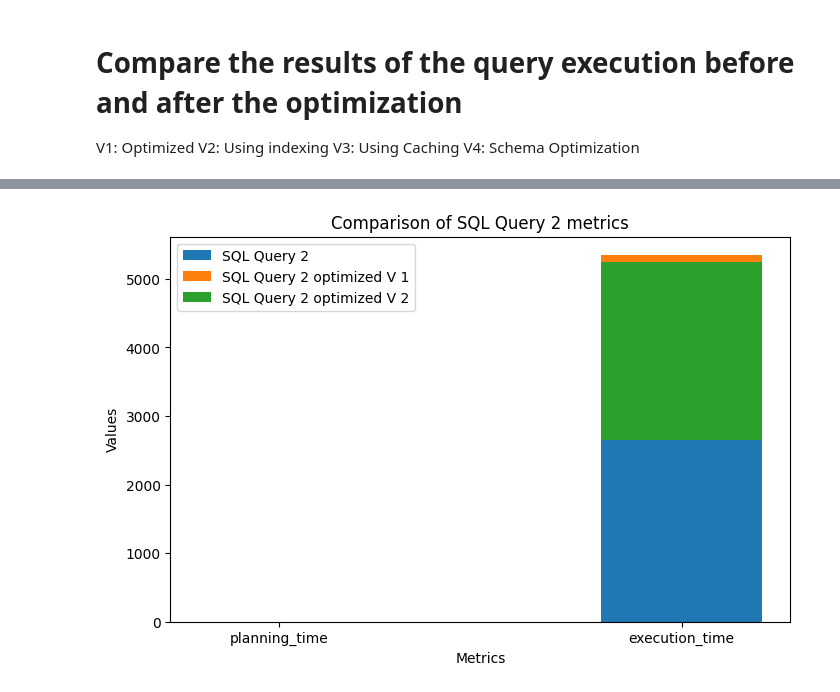
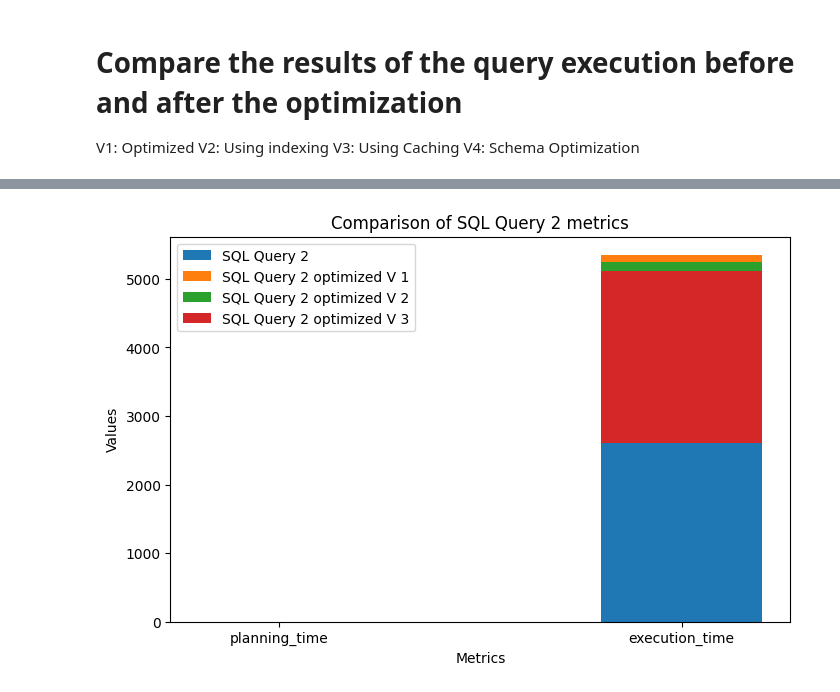
Before and after one commit to Mostafa-wael/Database-Tuning, a Jupyter notebook: results/results.ipynb, the cells around one changed output, grey strips where cells are left out. Drawn from its saved outputs; the diff is of its cells as text; code cells hidden in the pictures.

```diff
--- a/results/results.ipynb
+++ b/results/results.ipynb
@@ -44,6 +44,6 @@ plotMetrics(metricsQuerySQL1, metricsSQL, label='SQL Query 1')
 # %%
 # non-optimized query, optimized, index, cache, schema
-metricsQuerySQL2 = [[0.61, 2700], [0.38, 2650],[0.6, 2600]]
+metricsQuerySQL2 = [[0.61, 2700], [0.38, 2650],[0.6, 2600], [0.35, 2520]]
 plotMetrics(metricsQuerySQL2, metricsSQL, label='SQL Query 2')
 # %% [output]
-[figure, old version]
+[figure, new version]
```
Also changed, not shown: parts of 3 cells of this notebook, 19 other files.
